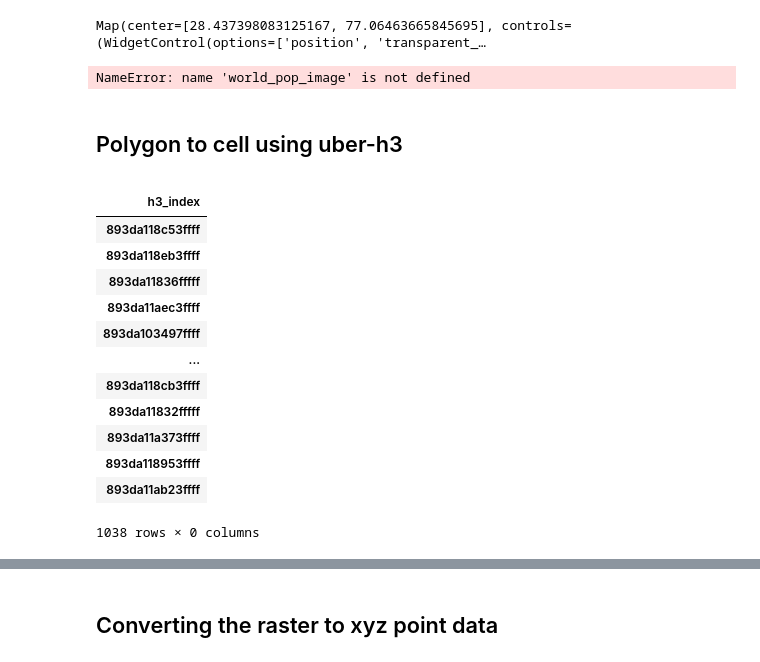
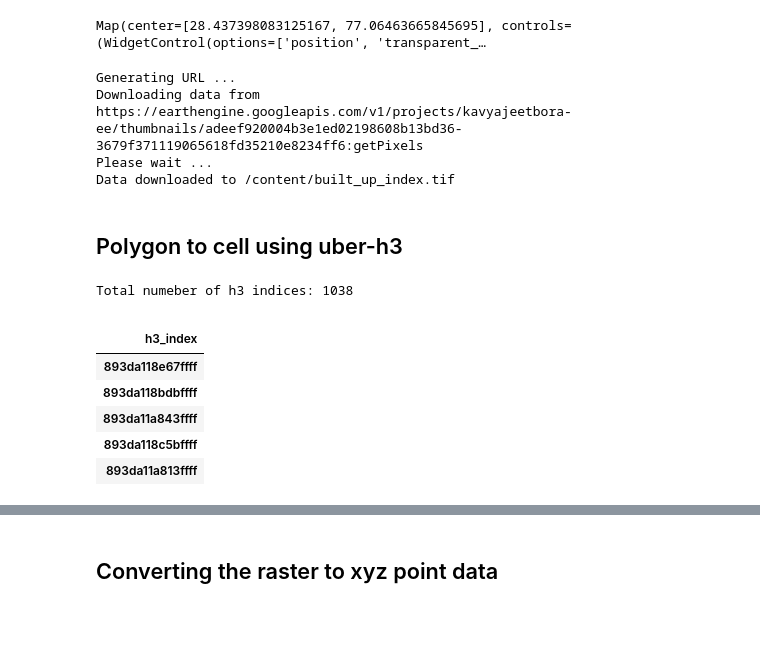
Before and after one commit to kavyajeetbora/CityHealthMonitor, a Jupyter notebook: development/built-up-index.ipynb, the cells around one changed output, grey strips where cells are left out. Saved outputs shown, nothing was run; the diff lists cells and outputs as text; code cells hidden in the pictures; blank space fills up the shorter version.

```diff
--- a/development/built-up-index.ipynb
+++ b/development/built-up-index.ipynb
@@ -115,60 +117,44 @@ Map.add_layer(processed.mean().clip(ee_geometry), visualization, 'NDBI')
 Map
 # %% [output]
 Map(center=[28.437398083125167, 77.06463665845695], controls=(WidgetControl(options=['position', 'transparent_…
-# %%
-center = (gurgaon_gdf.centroid[0].y, gurgaon_gdf.centroid[0].x)
-Map = geemap.Map(center=center, zoom=10)
-boundary_viz_params = {
-    'color':'red',
-    "width":2,
-    "lineType":"solid",
-    'fillColorOpacity': 0.1
-}
-Map.addLayer(ee_object=geometry, vis_params=boundary_viz_params, name='Gurgaon Boundary')
-viz_params = {
-    'min': 0,
-    'max': 50,
-    'bands': ['population']
-}
-Map.addLayer(world_pop_image, viz_params, name='Population')
-Map
-# %% [output]
-NameError: name 'world_pop_image' is not defined
 # %%
 geemap.ee_export_image(
-    world_pop_image,
-    filename='population.tif',
+    processed_image,
+    filename='built_up_index.tif',
     scale=100,
     file_per_band=False,
-    region=geometry,
+    region=ee_geometry,
 )
+# %% [output]
+Generating URL ...
+Downloading data from https://earthengine.googleapis.com/v1/projects/kavyajeetbora-ee/thumbnails/adeef920004b3e1ed02198608b13bd36-3679f371119065618fd35210e8234ff6:getPixels
+Please wait ...
+Data downloaded to /content/built_up_index.tif
 # %% [markdown]
 ## Polygon to cell using uber-h3
+# %%
+APERTURE_SIZE = 9
 # %%
-def get_h3_from_boundary(boundary):
-    h3_indices = h3.polyfill(boundary, res=9, geo_json_conformant=True)
+def get_h3_from_boundary(boundary, APERTURE_SIZE):
+    h3_indices = h3.polyfill(boundary, res=APERTURE_SIZE, geo_json_conformant=True)
     df_index = pd.DataFrame(h3_indices, columns=['h3_index'])
     h3_indices = df_index.set_index('h3_index')
     return h3_indices
 # %%
 geojson = eval(gurgaon_gdf.to_json())
 geometry = geojson['features'][0]['geometry']
-get_h3_from_boundary(geometry)
+h3_indices = get_h3_from_boundary(geometry, APERTURE_SIZE)
+print(f"Total numeber of h3 indices: {h3_indices.shape[0]}")
+h3_indices.head()
 # %% [output]
+Total numeber of h3 indices: 1038
 |  |
 | h3_index |
-| 893da118c53ffff |
-| 893da118eb3ffff |
-| 893da11836fffff |
-| 893da11aec3ffff |
-| 893da103497ffff |
-| ... |
-| 893da118cb3ffff |
-| 893da11832fffff |
-| 893da11a373ffff |
-| 893da118953ffff |
-| 893da11ab23ffff |
+| 893da118e67ffff |
+| 893da118bdbffff |
+| 893da11a843ffff |
+| 893da118c5bffff |
+| 893da11a813ffff |
-1038 rows × 0 columns
 # %%
 # Define a layer to display on a map
 layer = pdk.Layer(
```
Also changed, not shown: parts of 38 cells of this notebook.
